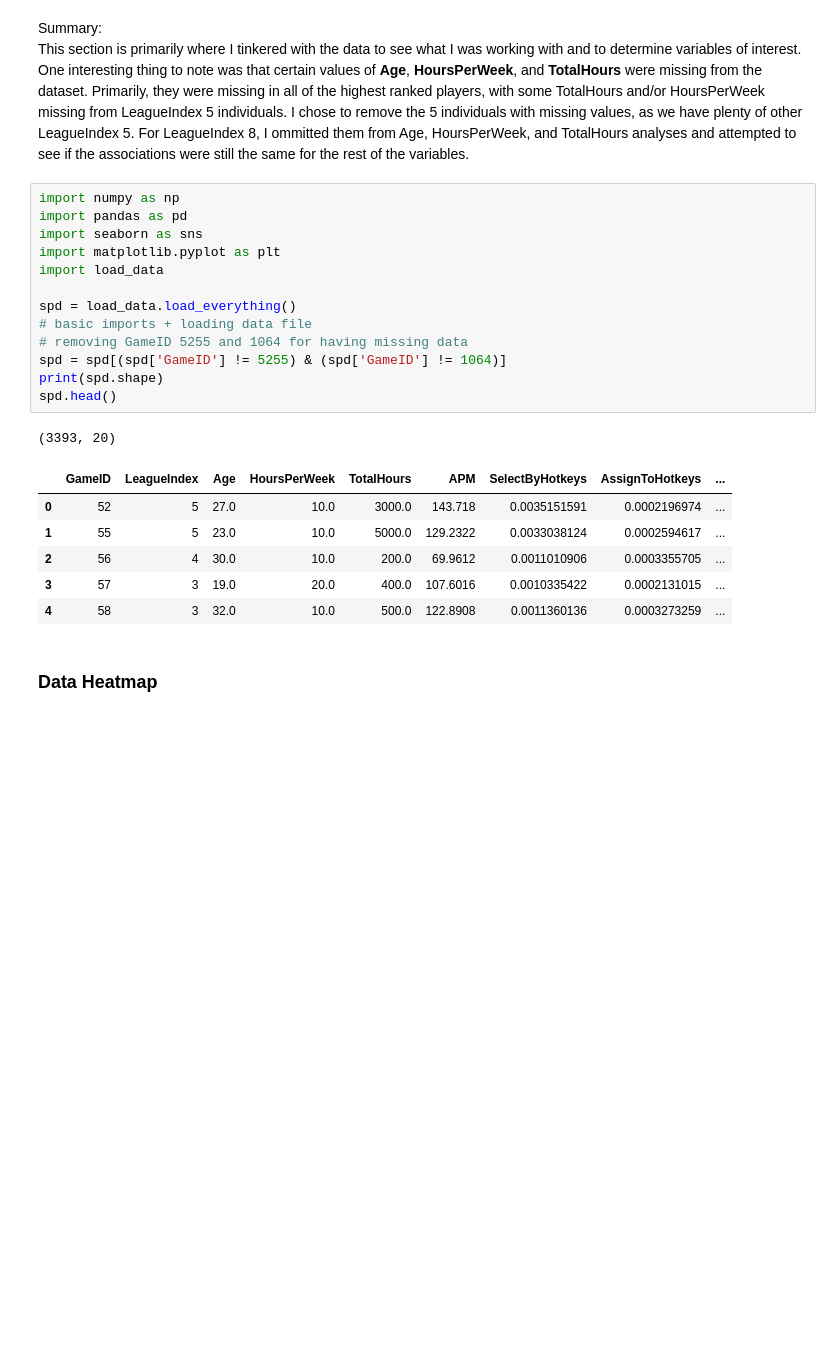
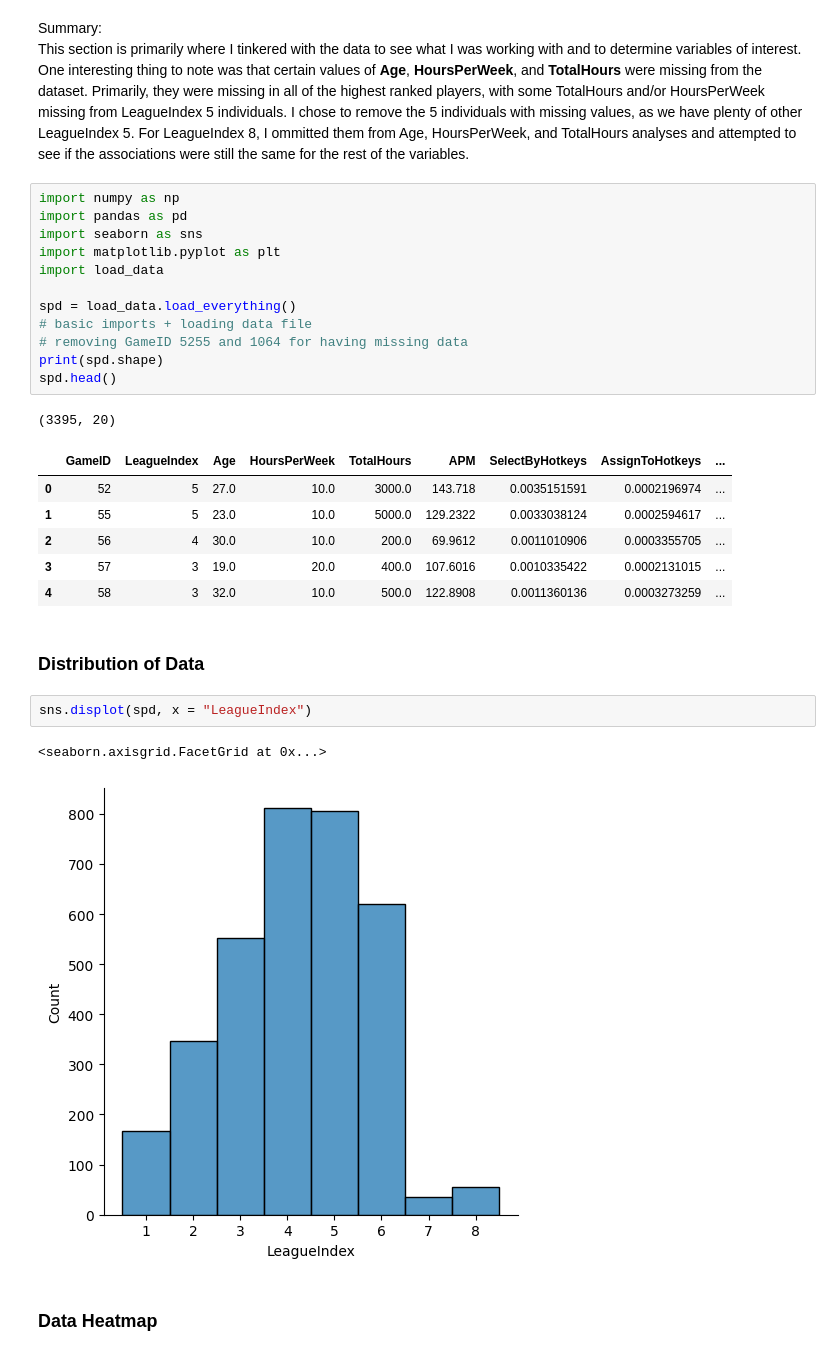
Before and after one commit to markylee/eg_ds_intern_assessment, a Jupyter notebook: starcraft_eda.ipynb, the cells around one changed output. Drawn from its saved outputs; the diff is of its cells as text; blank space fills up the shorter version.

```diff
--- a/starcraft_eda.ipynb
+++ b/starcraft_eda.ipynb
@@ -14,17 +14,23 @@ import load_data
 spd = load_data.load_everything()
 # basic imports + loading data file
 # removing GameID 5255 and 1064 for having missing data
-spd = spd[(spd['GameID'] != 5255) & (spd['GameID'] != 1064)]
 print(spd.shape)
 spd.head()
 # %% [output]
-(3393, 20)
+(3395, 20)
 |  | GameID | LeagueIndex | Age | HoursPerWeek | TotalHours | APM | SelectByHotkeys | AssignToHotkeys | ... |
 | 0 | 52 | 5 | 27.0 | 10.0 | 3000.0 | 143.718 | 0.0035151591 | 0.0002196974 | ... |
 | 1 | 55 | 5 | 23.0 | 10.0 | 5000.0 | 129.2322 | 0.0033038124 | 0.0002594617 | ... |
 | 2 | 56 | 4 | 30.0 | 10.0 | 200.0 | 69.9612 | 0.0011010906 | 0.0003355705 | ... |
 | 3 | 57 | 3 | 19.0 | 20.0 | 400.0 | 107.6016 | 0.0010335422 | 0.0002131015 | ... |
 | 4 | 58 | 3 | 32.0 | 10.0 | 500.0 | 122.8908 | 0.0011360136 | 0.0003273259 | ... |
+# %% [markdown]
+### Distribution of Data
+# %%
+sns.displot(spd, x = "LeagueIndex")
+# %% [output]
+<seaborn.axisgrid.FacetGrid at 0x...>
+[figure, added]
 # %% [markdown]
 ### Data Heatmap
 # %%
```
Also changed, not shown: parts of 7 cells of this notebook, 1 other file.
